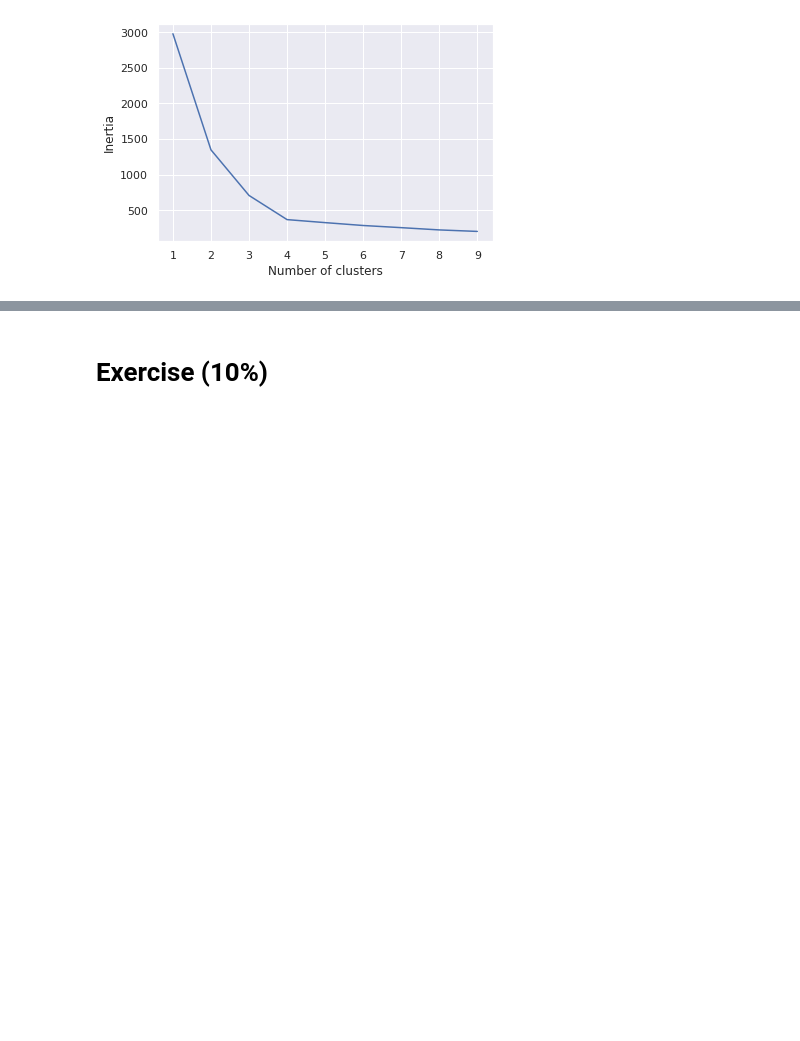
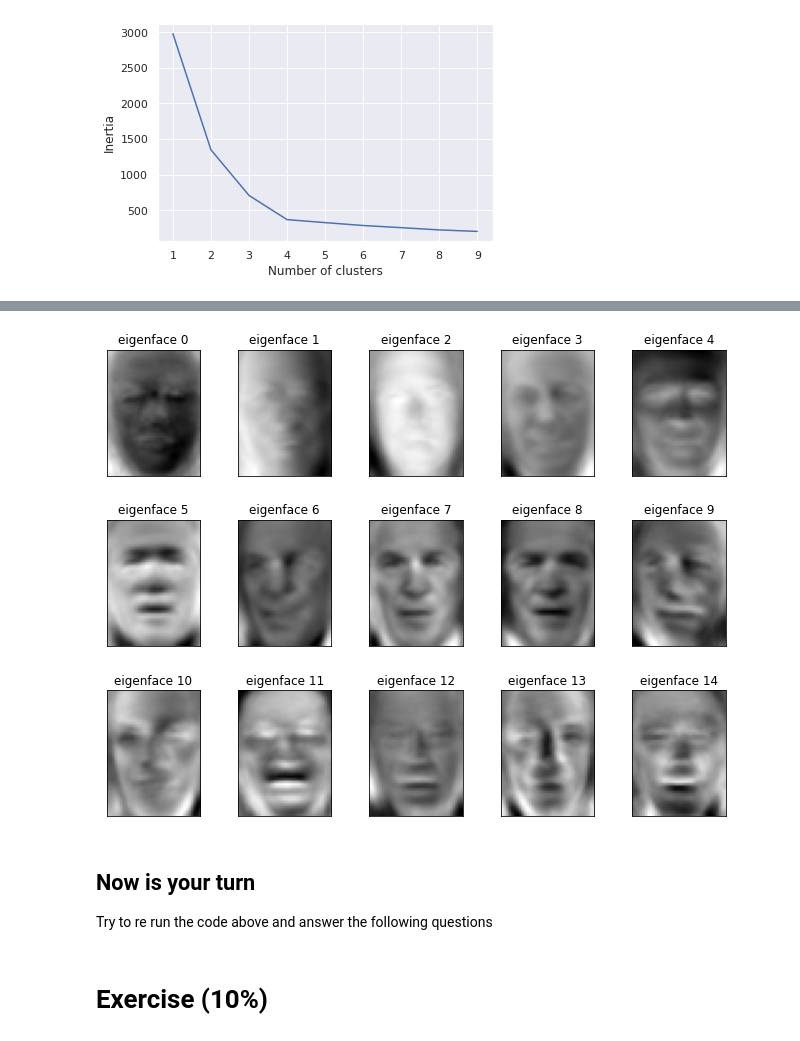
Before and after one commit to shiernee/Advanced_ML, a Jupyter notebook: Week6/WOA7015_Wk6.ipynb, the cells around one changed output, grey strips where cells are left out. Cells and saved outputs as stored; diff of their text form; code cells hidden in the pictures; blank space fills up the shorter version.

```diff
--- a/Week6/WOA7015_Wk6.ipynb
+++ b/Week6/WOA7015_Wk6.ipynb
@@ -234,0 +386,12 @@ credit to MOHAMMAD NAMVARPOUR
+# %%
+# plot the gallery of the most significative eigenfaces
+eigenface_titles = ["eigenface %d" % i for i in range(eigenfaces.shape[0])]
+
+plot_gallery(eigenfaces, eigenface_titles, h, w)
+
+plt.show()
+# %% [output]
+[figure, added]
+# %% [markdown]
+## Now is your turn
+Try to re run the code above and answer the following questions
```
Also changed, not shown: parts of 20 cells of this notebook.
